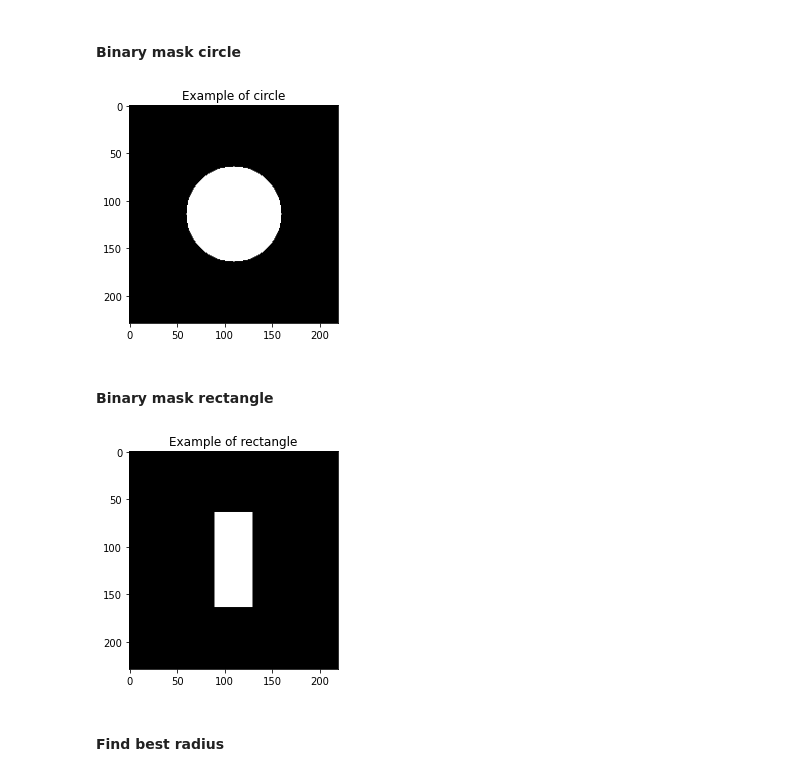
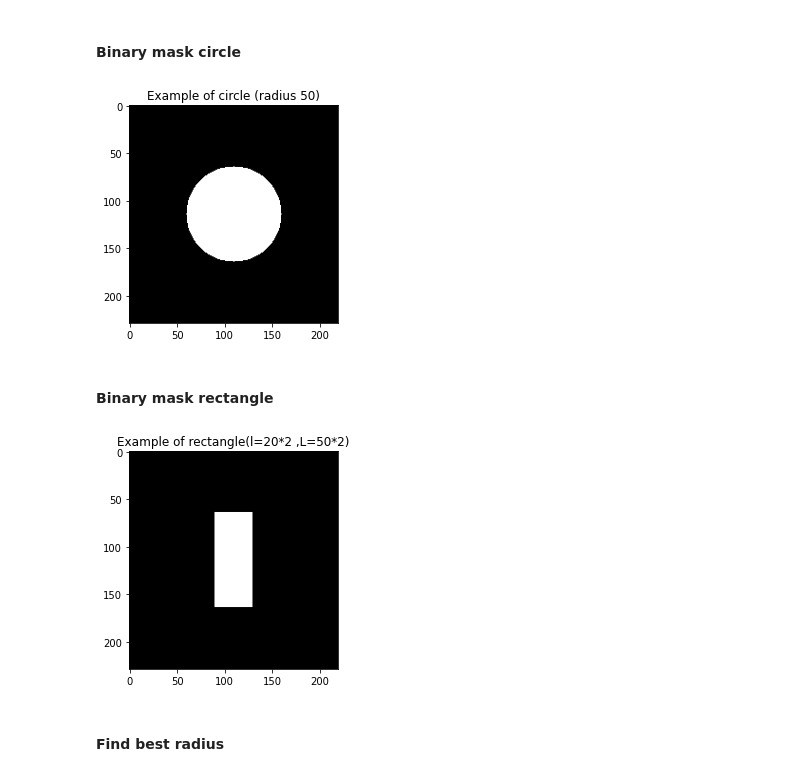
Before and after one commit to gdeside/LGBIO2050_medical_imaging, a Jupyter notebook: Challenge2/Denoising.ipynb, the cells around one changed output. Drawn from its saved outputs; the diff is of its cells as text; code cells hidden in the pictures.

```diff
--- a/Challenge2/Denoising.ipynb
+++ b/Challenge2/Denoising.ipynb
@@ -259,35 +270,35 @@ def binary_circle(image,radius):
     r,c= image.shape
     center_x = r//2
     center_y = c//2
-    circle = np.zeros(image.shape)
+    circle = np.ones(image.shape)*0.01
     for i in range(r):
         for j in range(c):
             if (((i-center_x)**2+(j-center_y)**2)<= radius**2):
                 circle[i,j] = 1
     return circle
 plt.figure()
-plt.title("Example of circle")
+plt.title(f"Example of circle (radius {50})")
 plt.imshow(binary_circle(img_with_noise,50),cmap ="gray")
 plt.show()
 # %% [output]
-[figure, old version]
+[figure, new version]
 # %% [markdown]
 #### Binary mask rectangle
 # %%
 def binary_rectangle(image,L,l):
     r,c= image.shape
     center_x = r//2
     center_y = c//2
-    rectangle = np.zeros(image.shape)
+    rectangle = np.ones(image.shape)*0.01
     rectangle[center_x-L:center_x+L,center_y-l:center_y+l] = np.ones((2*L,2*l))
     return rectangle
 
 plt.figure()
-plt.title("Example of rectangle")
+plt.title(f"Example of rectangle(l={20}*2 ,L={50}*2)")
 plt.imshow(binary_rectangle(img_with_noise,50,20),cmap ="gray")
 plt.show()
 # %% [output]
-[figure, old version]
+[figure, new version]
 # %% [markdown]
 #### Find best radius
 # %%
```
Also changed, not shown: parts of 20 cells of this notebook, 3 other files.
